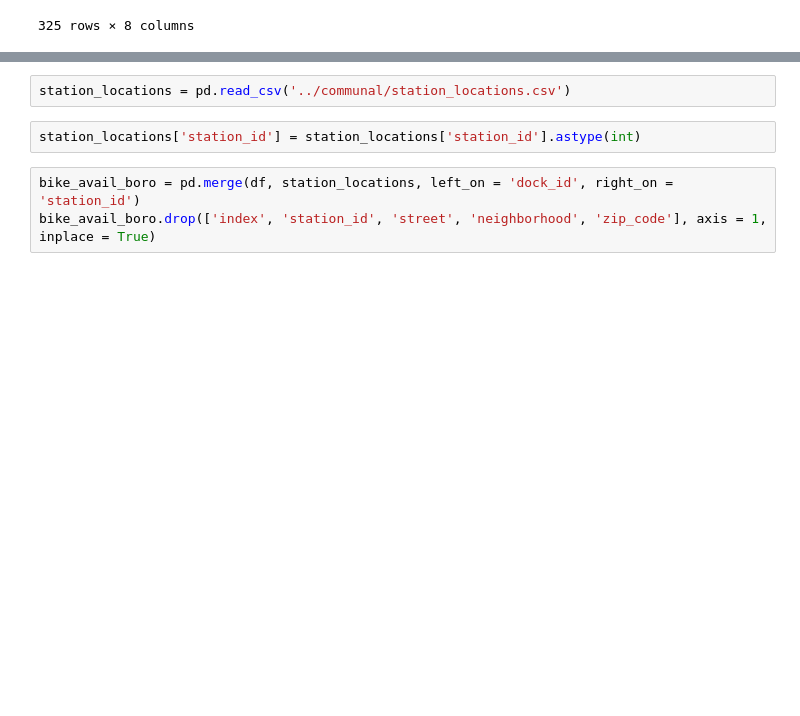
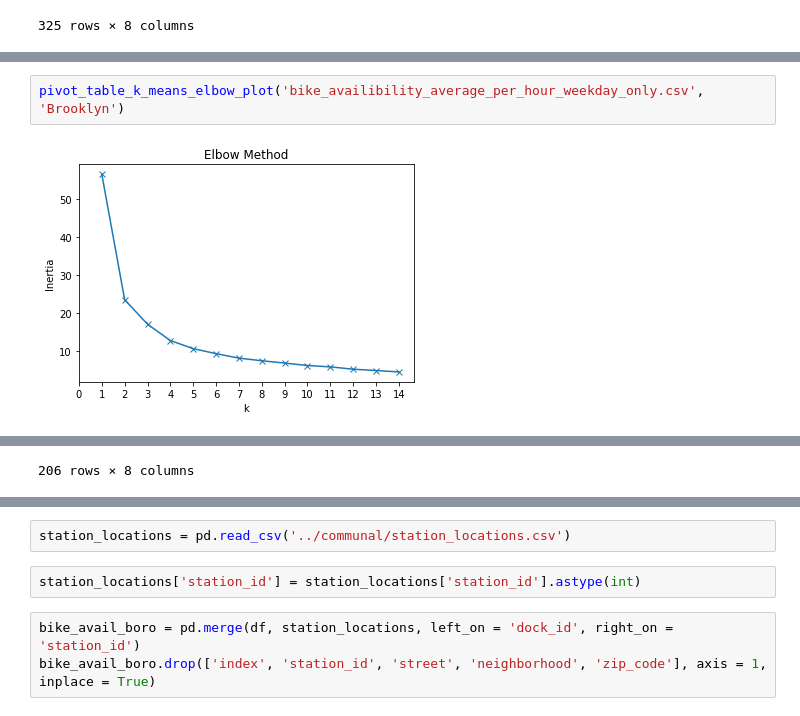
Before and after one commit to charles-v-phillips/citibike, a Jupyter notebook: robert/bike_availability_by_hour.ipynb, the cells around one changed output, grey strips where cells are left out. Drawn from its saved outputs; the diff is of its cells as text; blank space fills up the shorter version.

```diff
--- a/robert/bike_availability_by_hour.ipynb
+++ b/robert/bike_availability_by_hour.ipynb
@@ -134,3 +134,7 @@ See the caveats in the documentation: https://pandas.pydata.org/pandas-docs/stab
 [figure]
 [figure]
 [interactive output not drawn]
+# %%
+pivot_table_k_means_elbow_plot('bike_availibility_average_per_hour_weekday_only.csv', 'Brooklyn')
+# %% [output]
+[figure, added]
@@ -136,0 +154 @@ See the caveats in the documentation: https://pandas.pydata.org/pandas-docs/stab
+206 rows × 8 columns
```
Also changed, not shown: parts of 13 cells of this notebook, 1 other file.
